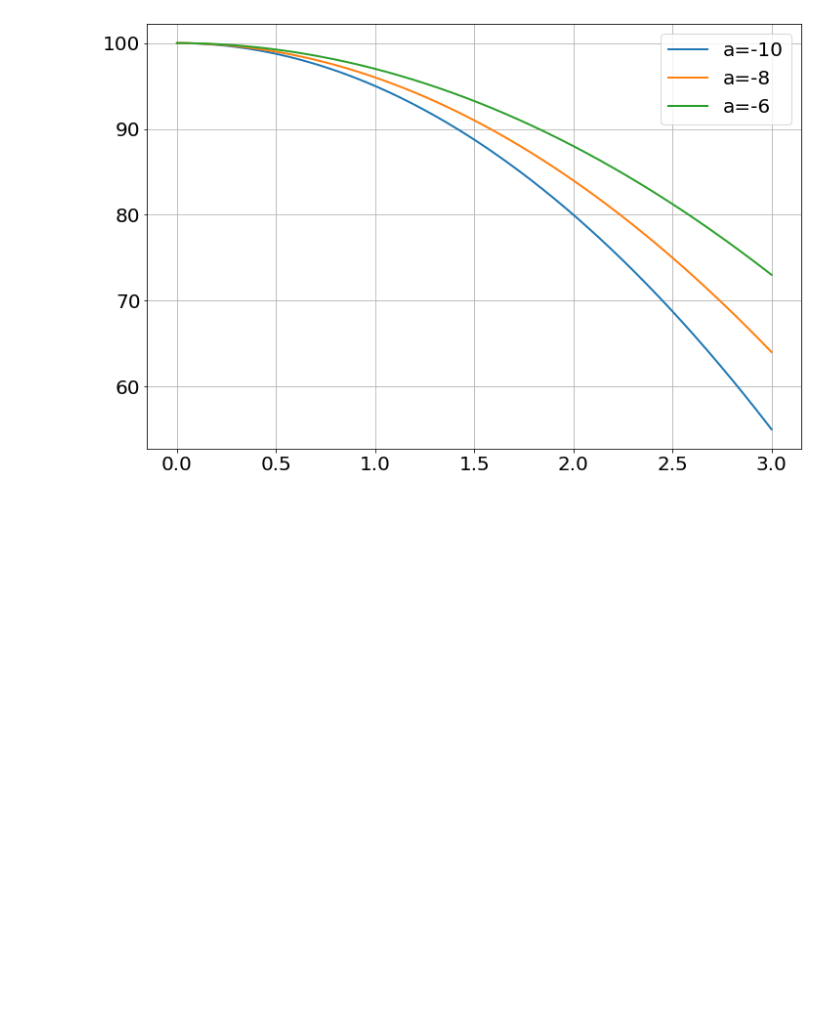
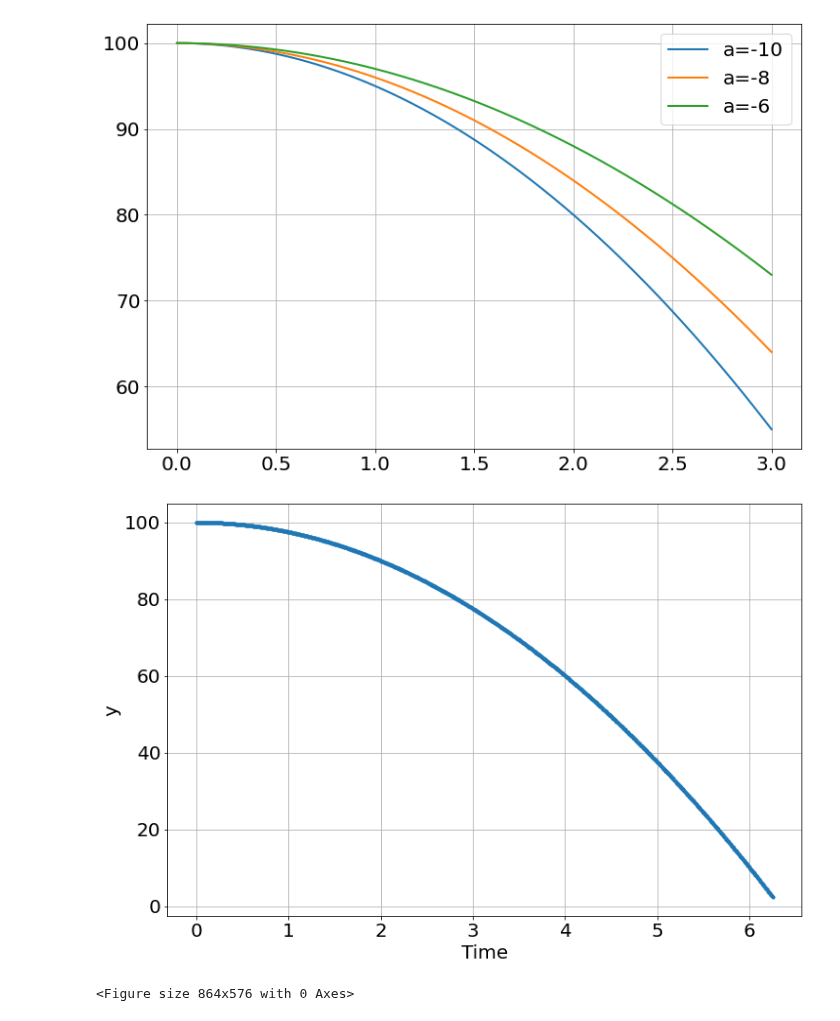
Before and after one commit to bblais/Computer-Programming-for-the-Sciences-Spring-2022, a Jupyter notebook: Sprint #2 - Dynamical Systems and Parameters/2022-02-22 - pyndamics3 intro.ipynb, the cells around one changed output. Saved outputs shown, nothing was run; the diff lists cells and outputs as text; code cells hidden in the pictures; blank space fills up the shorter version.

```diff
--- a/Sprint #2 - Dynamical Systems and Parameters/2022-02-22 - pyndamics3 intro.ipynb
+++ b/Sprint #2 - Dynamical Systems and Parameters/2022-02-22 - pyndamics3 intro.ipynb
@@ -55,3 +55,12 @@ legend()
 # %% [output]
 <matplotlib.legend.Legend at 0x...>
 [figure]
+# %%
+sim=Simulation()
+sim.add("y'=v",100,plot=True)
+sim.add("v'=a",0,plot=False)
+sim.params(a=-5)
+sim.run(6.25)  # run until t=3
+# %% [output]
+[figure, added]
+<Figure size 864x576 with 0 Axes>
```
Also changed, not shown: parts of 4 cells of this notebook, 4 other files.
